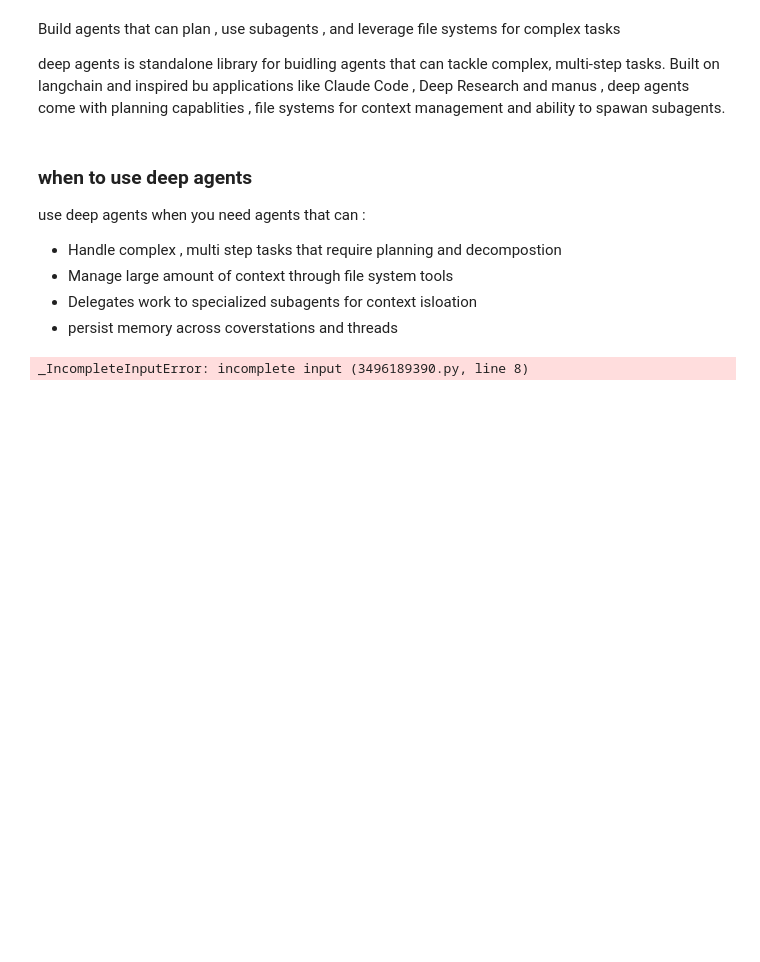
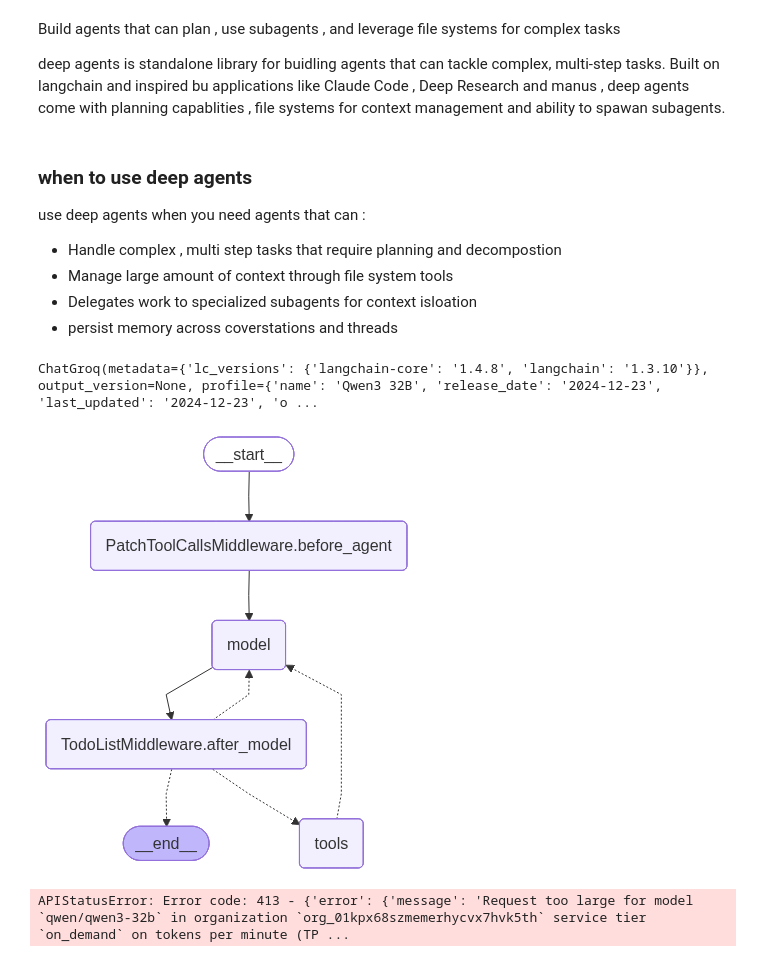
Before and after one commit to Bharatsinghthakur/Agentic-Ai-, a Jupyter notebook: deepagent/1-basicdeepagent.ipynb, the cells around one changed output. Cells and saved outputs as stored; diff of their text form; code cells hidden in the pictures; blank space fills up the shorter version.

```diff
--- a/deepagent/1-basicdeepagent.ipynb
+++ b/deepagent/1-basicdeepagent.ipynb
@@ -21,6 +21,7 @@ os.environ["OPENAI_API_KEY"] = os.getenv("OPENAI_API_KEY")
 os.environ["GROQ_API_KEY"] = os.getenv("GROQ_API_KEY")
 os.environ["TAVILY_API_KEY"] = os.getenv("TAVILY_API_KEY")
 # %%
+### tools - Internet search
 from tavily import TavilyClient
 from openai import api_key
 from typing import Literal
@@ -30,6 +31,28 @@ TavilyClient(api_key=os.getenv("TAVILY_API_KEY"))
 
 def web_search(query:str,max_results:int=5,topic:Literal['sports','news','finance']="general",include_raw_content:bool=False):
     """Run a web search"""
-    return TavilyClient.search(query,max_results)
+    return TavilyClient.search(query,max_results=max_results,include_raw_content=include_raw_content,topic=topic)
-# %% [output]
-_IncompleteInputError: incomplete input (3496189390.py, line 8)
+# %%
+from langchain.chat_models import init_chat_model
+model = init_chat_model("groq:qwen/qwen3-32b",max_tokens=512)
+model
+# %% [output]
+ChatGroq(metadata={'lc_versions': {'langchain-core': '1.4.8', 'langchain': '1.3.10'}}, output_version=None, profile={'name': 'Qwen3 32B', 'release_date': '2024-12-23', 'last_updated': '2024-12-23', 'o ...
+# %%
+### create deep agent
+### prompt
+## agent
+
+from deepagents import create_deep_agent
+deepagent= create_deep_agent(
+    model=model,
+    tools=[web_search],
+    system_prompt="Act as a researcher"
+)
+deepagent
+# %% [output]
+[figure, added]
+# %%
+results = deepagent.invoke({"messages":[{"role":"user","content":"what is langgraph"}]})
+# %% [output]
+APIStatusError: Error code: 413 - {'error': {'message': 'Request too large for model `qwen/qwen3-32b` in organization `org_01kpx68szmemerhycvx7hvk5th` service tier `on_demand` on tokens per minute (TP ...
```
Also changed, not shown: 1 other file.
